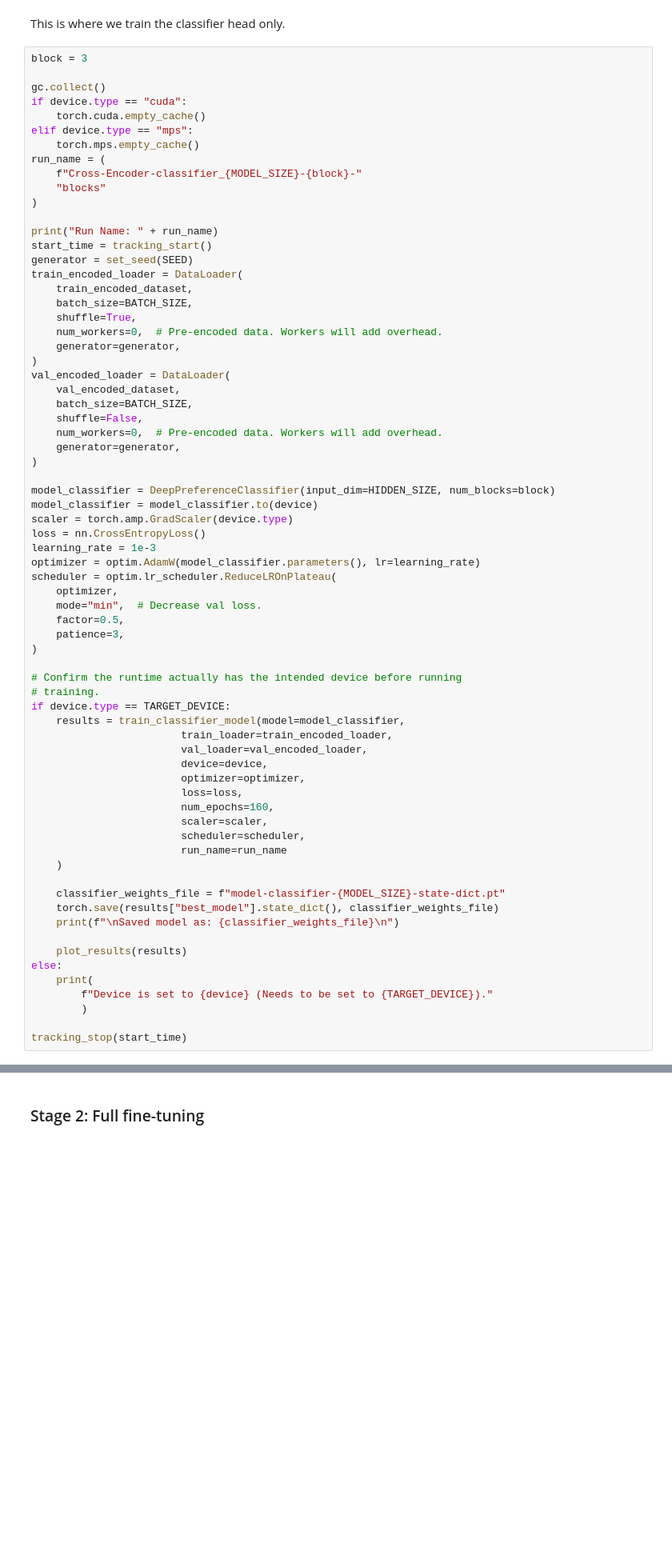
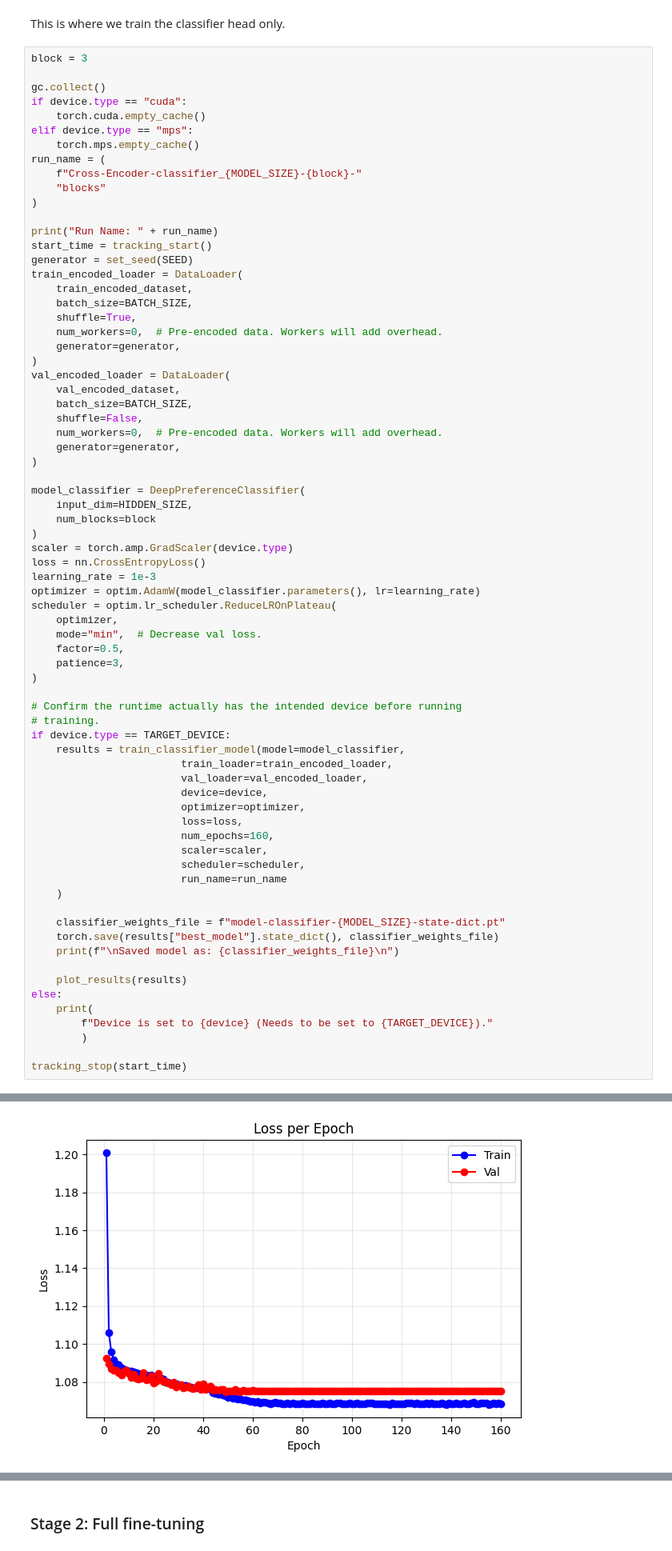
Before and after one commit to fernandoquintino/llm-classification-finetuning, a Jupyter notebook: llm_preference_classification.ipynb, the cells around one changed output, grey strips where cells are left out. Shown at 80% size. Drawn from its saved outputs; the diff is of its cells as text; blank space fills up the shorter version.

```diff
--- a/llm_preference_classification.ipynb
+++ b/llm_preference_classification.ipynb
@@ -514,8 +516,10 @@ val_encoded_loader = DataLoader(
     generator=generator,
 )
 
-model_classifier = DeepPreferenceClassifier(input_dim=HIDDEN_SIZE, num_blocks=block)
-model_classifier = model_classifier.to(device)
+model_classifier = DeepPreferenceClassifier(
+    input_dim=HIDDEN_SIZE,
+    num_blocks=block
+)
 scaler = torch.amp.GradScaler(device.type)
 loss = nn.CrossEntropyLoss()
 learning_rate = 1e-3
@@ -553,3 +557,4 @@ else:
         )
 
 tracking_stop(start_time)
+# %% [output]
@@ -555,0 +569 @@ tracking_stop(start_time)
+[figure, added]
```
Also changed, not shown: parts of 17 cells of this notebook, 1 other file.
